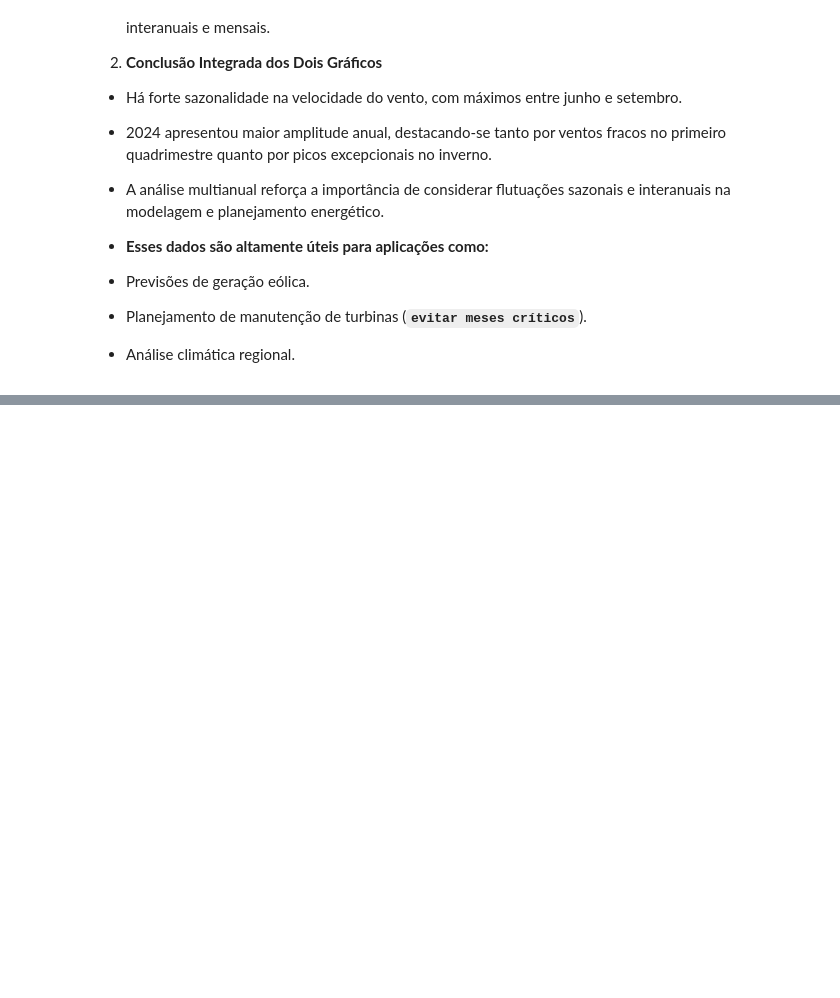
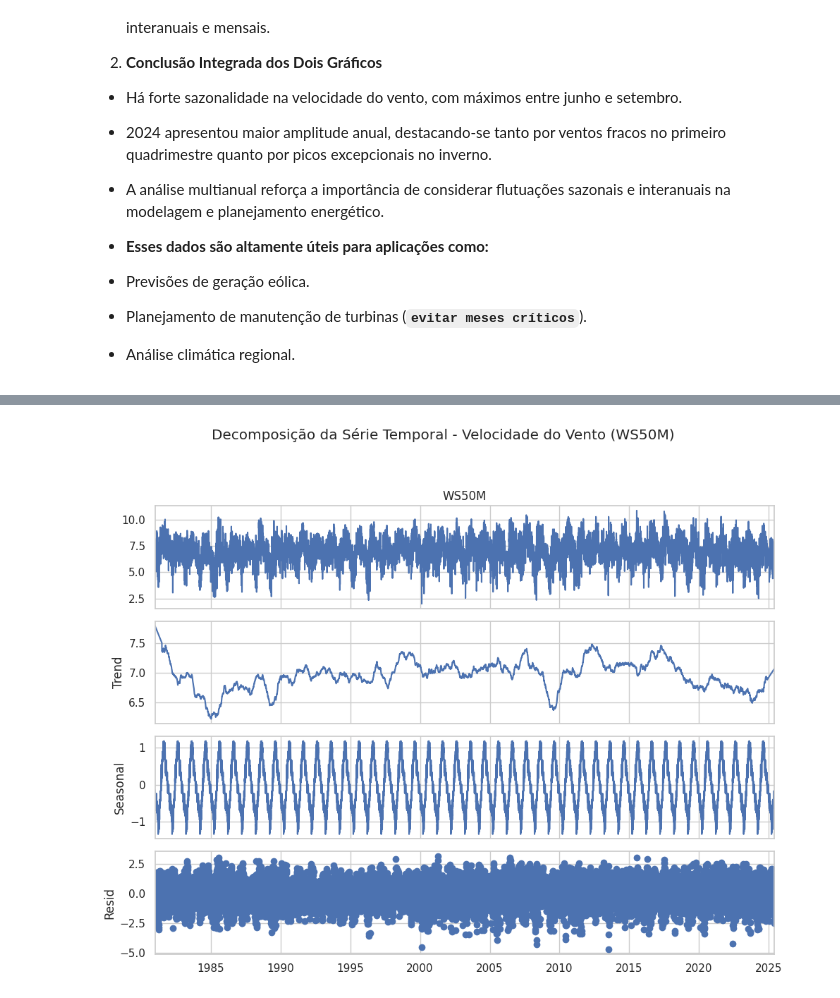
Before and after one commit to i544c/visualizacaodainformacao, a Jupyter notebook: WSNASA.ipynb, the cells around one changed output, grey strips where cells are left out. Cells and saved outputs as stored; diff of their text form; code cells hidden in the pictures; blank space fills up the shorter version.

```diff
--- a/WSNASA.ipynb
+++ b/WSNASA.ipynb
@@ -1075,0 +1183,95 @@ Heatmap salvo em: '/content/drive/MyDrive/Acadêmico/Graduação - Ciência de D
+# %%
+# --- Define o diretório base (ajuste se necessário) ---
+SAVE_BASE_DIR = "/content/drive/MyDrive/Acadêmico/Graduação - Ciência de Dados CS - 2024/19 - Visualização da Informação - Turma_001/projeto_visualizacao/"
+os.makedirs(SAVE_BASE_DIR, exist_ok=True)
+
+# --- Carregar e preparar o DataFrame df_nasa.csv (repetir para garantir que ts_data esteja disponível) ---
+try:
+    df_nasa = pd.read_csv(os.path.join(SAVE_BASE_DIR, 'df_nasa.csv'))
+    df_nasa['WS50M'] = pd.to_numeric(df_nasa['WS50M'], errors='coerce')
+    df_nasa['DATE_STR'] = df_nasa['YEAR'].astype(str) + '-' + \
+                          df_nasa['MO'].astype(str).str.zfill(2) + '-' + \
+                          df_nasa['DY'].astype(str).str.zfill(2)
+    df_nasa['DATE'] = pd.to_datetime(df_nasa['DATE_STR'])
+    df_nasa = df_nasa.set_index('DATE')
+    df_nasa = df_nasa.drop(columns=['DATE_STR'])
+    ts_data = df_nasa['WS50M'].dropna()
+    ts_data = ts_data.asfreq('D')
+    ts_data = ts_data.interpolate(method='linear', limit_direction='both', limit_area='inside')
+    print("Série temporal 'WS50M' carregada e preparada.")
+except Exception as e:
+    print(f"Erro ao carregar ou preparar df_nasa para decomposição: {e}")
+    ts_data = pd.Series() # Cria uma série vazia para evitar erros
+
+
+# --- ETAPA 2: Análise de Sazonalidade e Tendência (Decomposição da Série Temporal) ---
+print("\n--- ETAPA 2: Análise de Sazonalidade e Tendência (Decomposição da Série Temporal) ---")
+
+if not ts_data.empty:
+    # A decomposição sazonal precisa de um período.
+    # Para dados diários, sazonalidade pode ser semanal (7 dias), mensal (~30 dias) ou anual (~365 dias).
+    # Dados de vento geralmente têm sazonalidade anual.
+    # Se a série for muito longa, usar um período menor para teste inicial pode ser mais rápido.
+    # Vamos usar 365.25 para sazonalidade anual (considerando anos bissextos em média).
+    # O modelo aditivo é geralmente bom para séries onde a magnitude da sazonalidade não muda com o nível da série.
+    # Para a magnitude da sazonalidade crescendo com o nível da série, use 'multiplicative'.
+    try:
+        # A decomposição pode falhar se o período for muito grande para o número de observações
+        # ou se houver muitos dados faltantes (já tratado com interpolate).
+        # Não há dados nulos ou faltantantes no NASA Power Dav, por isso gosto dele (risos) ").
+        # Vamos usar um período anual. Ajuste se achar que a sazonalidade é diferente.
+        # statsmodels.tsa.seasonal.seasonal_decompose não aceita float para period
+        # Usaremos 365 para simplicidade. Se a série for curta, pode dar erro.
+        if len(ts_data) >= 2 * 365: # Requer pelo menos 2 ciclos completos
+            decomposition = seasonal_decompose(ts_data, model='additive', period=365, extrapolate_trend='freq')
+            # 'extrapolate_trend='freq'' é importante para preencher os valores no início e fim
+            # da tendência, que de outra forma seriam NaN.
+
+            fig = decomposition.plot()
+            fig.set_size_inches(10, 8)
+            plt.suptitle('Decomposição da Série Temporal - Velocidade do Vento (WS50M)', y=1.02)
+            plt.tight_layout(rect=[0, 0.03, 1, 0.98]) # Ajusta layout para evitar sobreposição de título
+
+            decomposition_filename = os.path.join(SAVE_BASE_DIR, 'ws50m_seasonal_decomposition.png')
+            plt.savefig(decomposition_filename, dpi=300)
+            plt.show()
+            print(f"Gráfico de decomposição salvo em: '{decomposition_filename}'")
+
+            # Analisar os componentes
+            print("\n--- Análise dos Componentes da Decomposição ---")
+            print("Componente de Tendência (Trend):")
+            print(decomposition.trend.head())
+            print(decomposition.trend.tail())
+            print("\nComponente de Sazonalidade (Seasonal):")
+            print(decomposition.seasonal.head())
+            print(decomposition.seasonal.tail())
+            print("\nComponente de Resíduo (Residual):")
+            print(decomposition.resid.head())
+            print(decomposition.resid.tail())
+
+            # Plotar ACF e PACF dos resíduos para verificar se há informações não capturadas
+            # Isso ajuda a decidir se um modelo SARIMA é adequado ou se há padrões restantes
+            from statsmodels.graphics.tsaplots import plot_acf, plot_pacf
+
+            plt.figure(figsize=(12, 6))
+            plt.subplot(211)
+            plot_acf(decomposition.resid.dropna(), lags=50, ax=plt.gca(), title='Autocorrelação (ACF) dos Resíduos')
+            plt.subplot(212)
+            plot_pacf(decomposition.resid.dropna(), lags=50, ax=plt.gca(), title='Autocorrelação Parcial (PACF) dos Resíduos')
+            plt.tight_layout()
+
+            resid_acf_pacf_filename = os.path.join(SAVE_BASE_DIR, 'ws50m_resid_acf_pacf.png')
+            plt.savefig(resid_acf_pacf_filename, dpi=300)
+            plt.show()
+            print(f"Gráficos ACF/PACF dos resíduos salvos em: '{resid_acf_pacf_filename}'")
+
+
+        else:
+            print(f"AVISO: A série temporal tem {len(ts_data)} observações, que é insuficiente para uma decomposição anual (período de 365 dias). Mínimo de 2*período necessário.")
+            print("Considere reduzir o período de decomposição ou usar uma série mais longa.")
+
+    except Exception as e:
+        print(f"Erro ao realizar decomposição sazonal: {e}")
+else:
+    print("Série temporal 'WS50M' está vazia, não é possível realizar a decomposição.")
+# %% [output]
@@ -1075,0 +1281 @@ Heatmap salvo em: '/content/drive/MyDrive/Acadêmico/Graduação - Ciência de D
+[figure, added]
```
Also changed, not shown: parts of 18 cells of this notebook.
